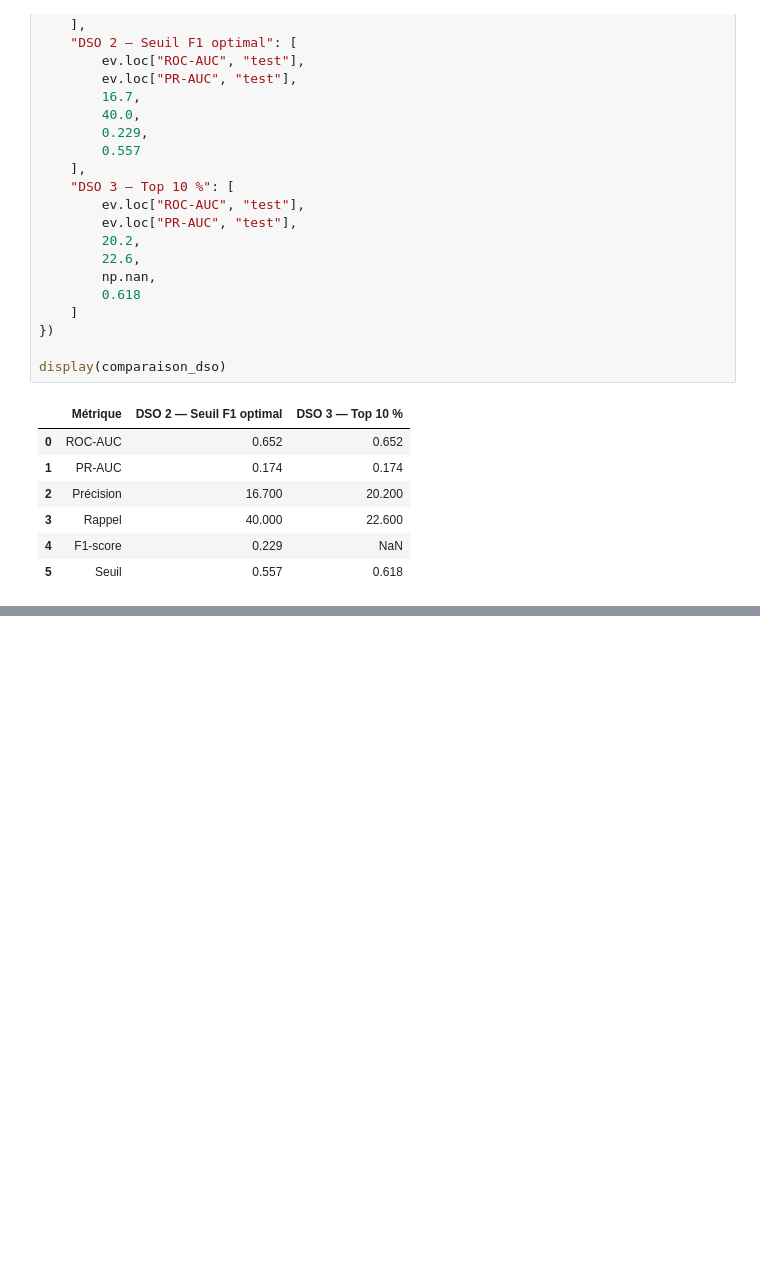
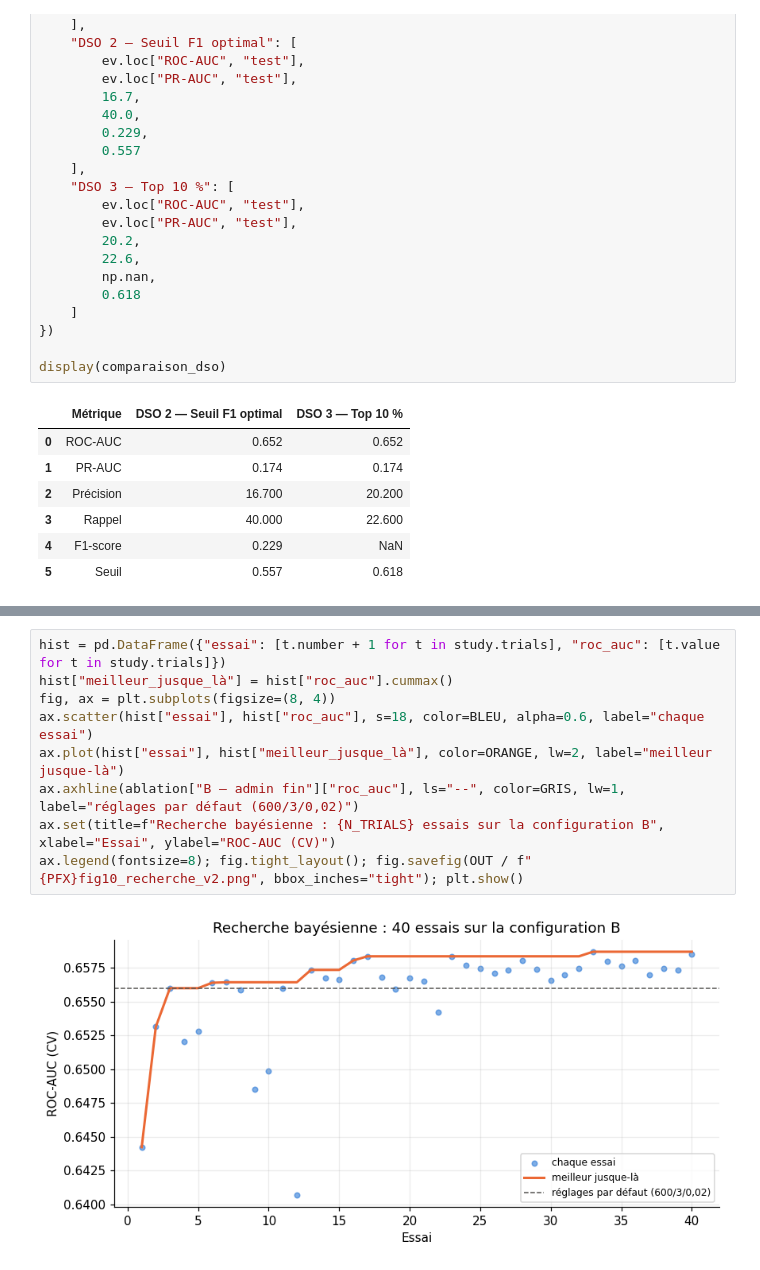
Before and after one commit to YoussefAbbes/notebook-dynamika-diabetes, a Jupyter notebook: analysis/notebook_diabetes_dynamika.ipynb, the cells around one changed output, grey strips where cells are left out. Cells and saved outputs as stored; diff of their text form; blank space fills up the shorter version.

```diff
--- a/analysis/notebook_diabetes_dynamika.ipynb
+++ b/analysis/notebook_diabetes_dynamika.ipynb
@@ -1973,0 +2212,11 @@ display(comparaison_dso)
+# %%
+hist = pd.DataFrame({"essai": [t.number + 1 for t in study.trials], "roc_auc": [t.value for t in study.trials]})
+hist["meilleur_jusque_là"] = hist["roc_auc"].cummax()
+fig, ax = plt.subplots(figsize=(8, 4))
+ax.scatter(hist["essai"], hist["roc_auc"], s=18, color=BLEU, alpha=0.6, label="chaque essai")
+ax.plot(hist["essai"], hist["meilleur_jusque_là"], color=ORANGE, lw=2, label="meilleur jusque-là")
+ax.axhline(ablation["B — admin fin"]["roc_auc"], ls="--", color=GRIS, lw=1, label="réglages par défaut (600/3/0,02)")
+ax.set(title=f"Recherche bayésienne : {N_TRIALS} essais sur la configuration B", xlabel="Essai", ylabel="ROC-AUC (CV)")
+ax.legend(fontsize=8); fig.tight_layout(); fig.savefig(OUT / f"{PFX}fig10_recherche_v2.png", bbox_inches="tight"); plt.show()
+# %% [output]
+[figure, added]
```
Also changed, not shown: parts of 19 cells of this notebook, 6 other files.
